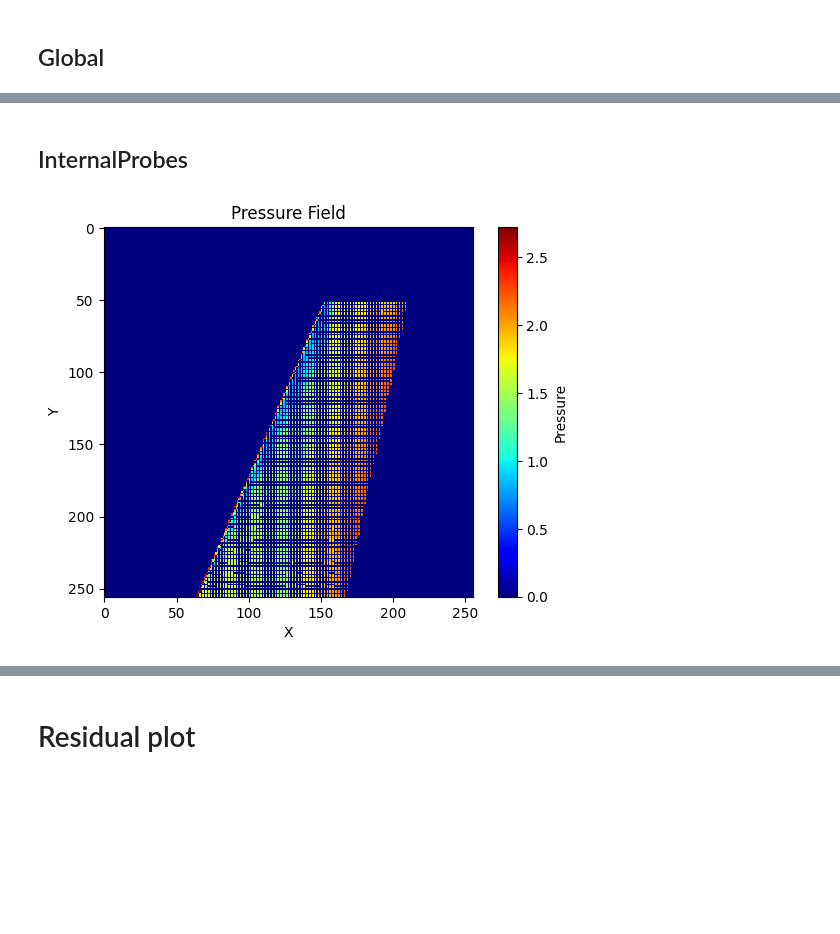
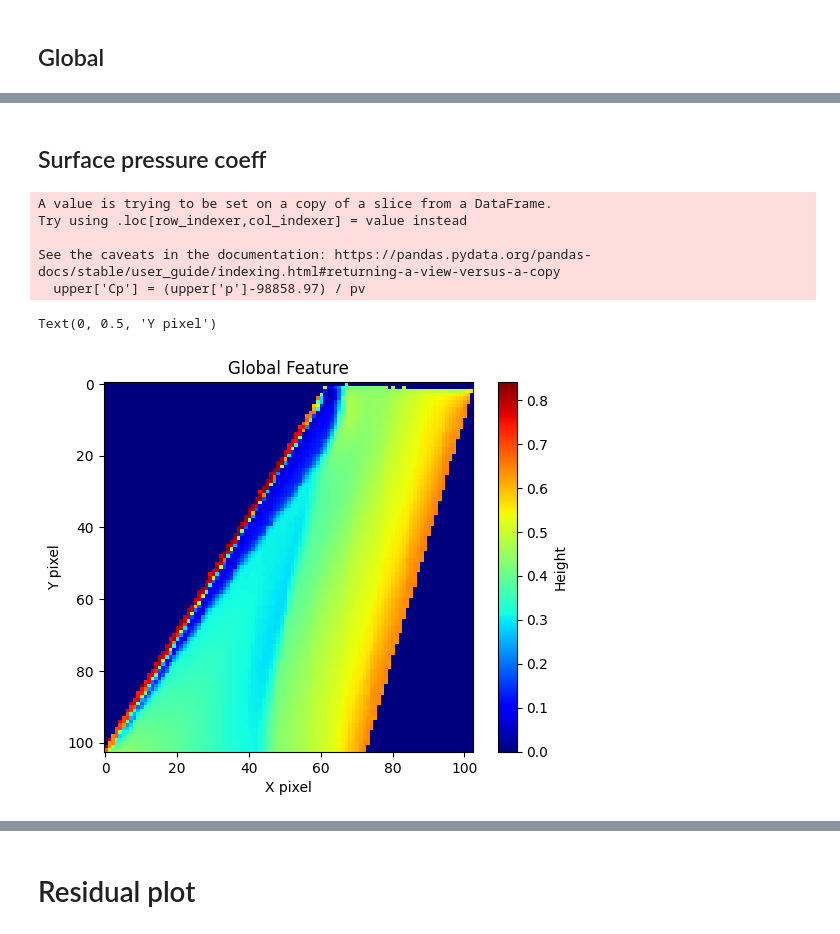
Before and after one commit to PGGO26/M6_HiSa, a Jupyter notebook: plot.ipynb, the cells around one changed output, grey strips where cells are left out. Cells and saved outputs as stored; diff of their text form; code cells hidden in the pictures; blank space fills up the shorter version.

```diff
--- a/plot.ipynb
+++ b/plot.ipynb
@@ -2,0 +5,19 @@
+# %%
+import pandas as pd
+section = 0.2
+L_dic = {'0.2':0.63495, '0.65':0.50379, '0.8':0.44343, '0.9':0.41128}
+exp_path = f"exp/exp{int(section * 100)}pc.csv"
+exp_df = pd.read_csv(exp_path, delimiter='\s+', header=None, names=['Section','Tap','X/L','Z/L','Cp']).round(5)
+L = L_dic[f'{section}']
+y = round(section * 1.1963, 5)
+exp_df['x'] = exp_df['X/L'] * L
+exp_df['z'] = exp_df['Z/L'] * L
+exp_df['y'] = y
+formatted_data = exp_df.apply(lambda row: f"({row['x']} {row['y']} {row['z']})", axis=1)
+write_path_EXP = 'system/include/EXP'
+with open(write_path_EXP, 'w') as file:
+    file.write("pts\n(\n")
+    for line in formatted_data:
+        file.write(f"{line}\n")
+    file.write(");")
+print(f'Write the surface points in {write_path_EXP} file.')
@@ -69,31 +80,43 @@ plt.show()
-# %% [markdown]
-## InternalProbes
+# %% [markdown]
+## Surface pressure coeff
 # %%
-import numpy as np
-import pandas as pd
-file_path = 'postProcessing/boundaryProbes/1200/points.xy'
-postProcessing_content = pd.read_csv(file_path, delimiter='\s+', skiprows=1, header=None, names=['x','y','z','p'])
+file_path = 'postProcessing/boundaryCloud/1200/surface_p_res128.xy'
+postProcessing_content = pd.read_csv(file_path, delimiter='\s+', skiprows=0, header=None, names=['x','y','z','p'])
 upper = postProcessing_content[(postProcessing_content['z'] >= 0.)]
+
+rho = 1.184
+v = 292.67
+pv = 0.5 * rho * (v**2)
+upper['Cp'] = (upper['p']-98858.97) / pv
+def normalize(boundary_content):
+    L = boundary_content['x'].max() - boundary_content['x'].min()
+    lead = boundary_content['x'].min()
+    boundary_content['X/L'] = (boundary_content['x'] - lead) / L
+    return boundary_content
 x = upper['x']
 y = upper['y']
-p = upper['p']
-pv = 0.5 * 1.151 * 292.67**2
-normalized_x = (x + 0.5) / 2
-normalized_y = y / 1.5
-res = 256
+cp = upper['Cp']
+
+normalized_x = (x - x.min()) / (x.max() - x.min())
+normalized_y = y / y.max()
+normalized_Cp = (cp - cp.min()) / (cp.max() - cp.min())
+res = round(len(x) ** (1/3))
 npOutput = np.zeros((res,res))
-npOutput[(normalized_x * (res-1)).astype(int), (normalized_y * (res-1)).astype(int)] = p / pv
+npOutput[(normalized_x * (res-1)).astype(int), (normalized_y * (res-1)).astype(int)] = normalized_Cp
 field = np.copy(npOutput)
 field = np.flipud(field.transpose())
 
 import matplotlib.pyplot as plt
 plt.imshow(field, cmap='jet', interpolation='nearest')
-plt.colorbar(label='Pressure')
-plt.title('Pressure Field')
-plt.xlabel('X')
-plt.ylabel('Y')
-plt.show()
-
-# list(colormaps)
+plt.colorbar(label='Height')
+plt.title('Global Feature')
+plt.xlabel('X pixel')
+plt.ylabel('Y pixel')
 # %% [output]
+A value is trying to be set on a copy of a slice from a DataFrame.
+Try using .loc[row_indexer,col_indexer] = value instead
+
+See the caveats in the documentation: https://pandas.pydata.org/pandas-docs/stable/user_guide/indexing.html#returning-a-view-versus-a-copy
+  upper['Cp'] = (upper['p']-98858.97) / pv
+Text(0, 0.5, 'Y pixel')
-[figure, old version]
+[figure, new version]
```
Also changed, not shown: parts of 10 cells of this notebook, 1 other file.
